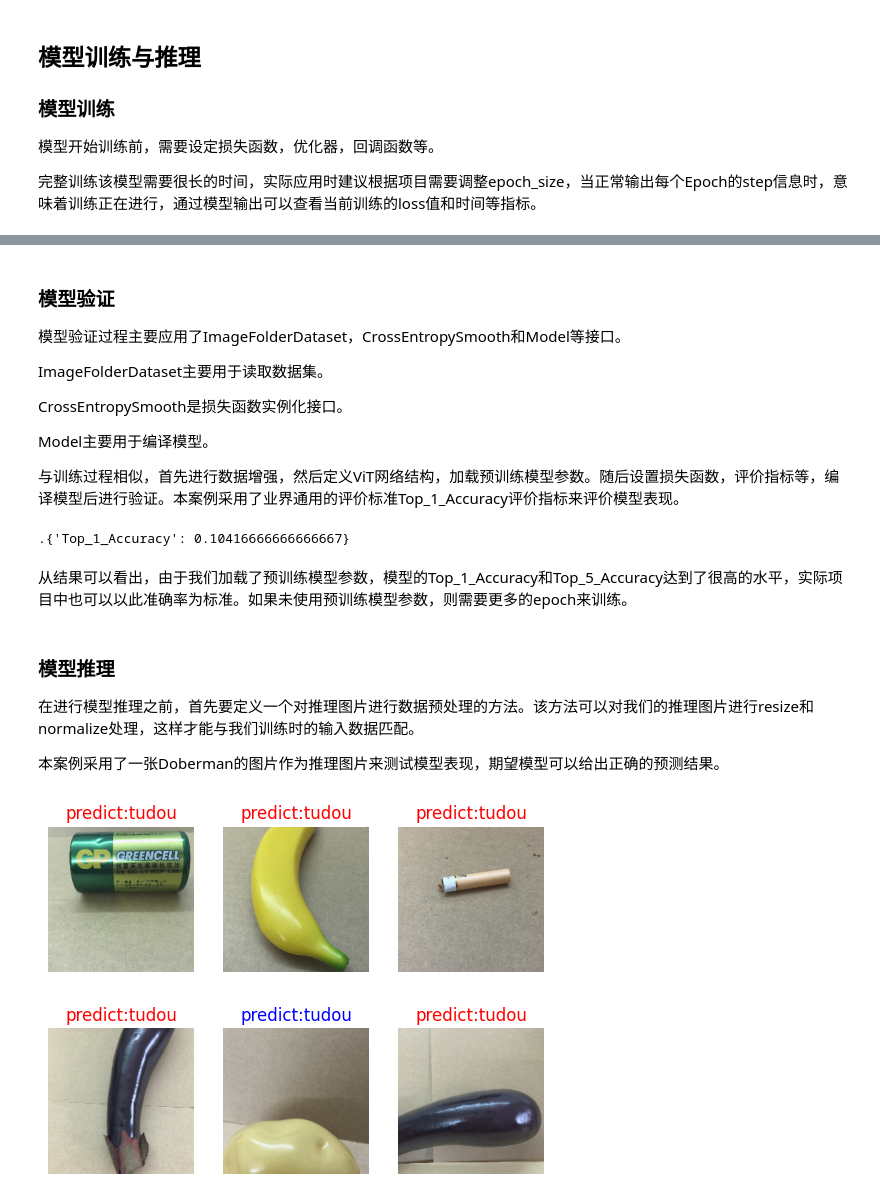
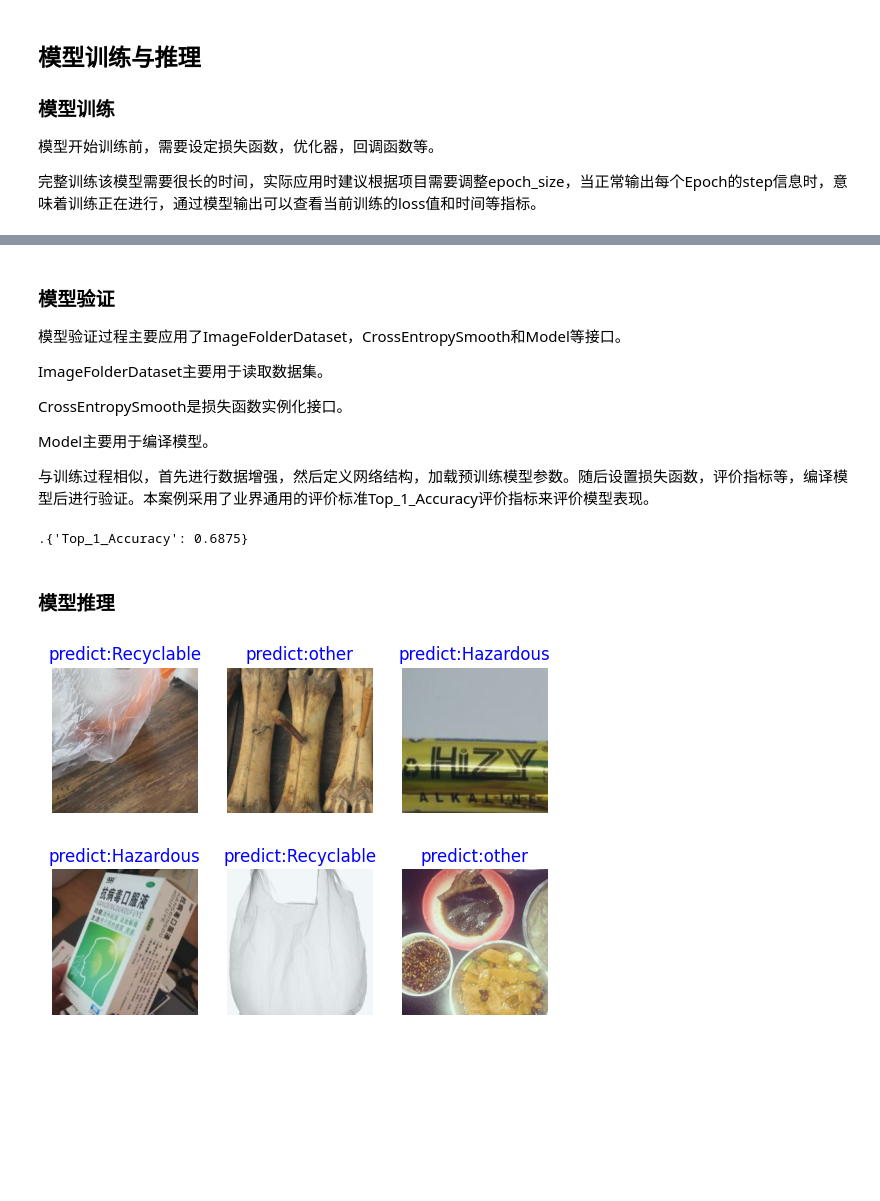
Before and after one commit to opensourcedot/xihe-cases, a Jupyter notebook: dev/ascend/snt9/2_5/Inceptionv2实现垃圾分类识别.ipynb, the cells around one changed output, grey strips where cells are left out. Drawn from its saved outputs; the diff is of its cells as text; code cells hidden in the pictures; blank space fills up the shorter version.

```diff
--- a/dev/ascend/snt9/2_5/Inceptionv2实现垃圾分类识别.ipynb
+++ b/dev/ascend/snt9/2_5/Inceptionv2实现垃圾分类识别.ipynb
@@ -308,7 +309,7 @@ from mindspore.train import LossMonitor, TimeMonitor, CheckpointConfig, ModelChe
 from mindspore import train
 from mindspore import ops
 # define super parameter
-epoch_size = 20
+epoch_size = 50
 momentum = 0.9
 resize = 224
 step_size = dataset_train.get_dataset_size()
@@ -364,6 +365,6 @@ else:
 # train model
 model.train(epoch_size,
             dataset_train,
-            callbacks=[ckpt_callback, LossMonitor(125), TimeMonitor(125)],
+            callbacks=[ckpt_callback, LossMonitor(500), TimeMonitor(500)],
             dataset_sink_mode=False,)
 # %% [output]
@@ -395,7 +396,7 @@ CrossEntropySmooth是损失函数实例化接口。
 
 Model主要用于编译模型。
 
-与训练过程相似，首先进行数据增强，然后定义ViT网络结构，加载预训练模型参数。随后设置损失函数，评价指标等，编译模型后进行验证。本案例采用了业界通用的评价标准Top_1_Accuracy评价指标来评价模型表现。
+与训练过程相似，首先进行数据增强，然后定义网络结构，加载预训练模型参数。随后设置损失函数，评价指标等，编译模型后进行验证。本案例采用了业界通用的评价标准Top_1_Accuracy评价指标来评价模型表现。
 # %%
 dataset_val = ImageFolderDataset(os.path.join(data_path, "val"), shuffle=True)
 
@@ -428,43 +429,36 @@ else:
 result = model.eval(dataset_val)
 print(result)
 # %% [output]
-.{'Top_1_Accuracy': 0.10416666666666667}
+.{'Top_1_Accuracy': 0.6875}
-# %% [markdown]
-从结果可以看出，由于我们加载了预训练模型参数，模型的Top_1_Accuracy和Top_5_Accuracy达到了很高的水平，实际项目中也可以以此准确率为标准。如果未使用预训练模型参数，则需要更多的epoch来训练。
-# %% [markdown]
-### 模型推理
-
-在进行模型推理之前，首先要定义一个对推理图片进行数据预处理的方法。该方法可以对我们的推理图片进行resize和normalize处理，这样才能与我们训练时的输入数据匹配。
-
-本案例采用了一张Doberman的图片作为推理图片来测试模型表现，期望模型可以给出正确的预测结果。
+# %% [markdown]
+### 模型推理
 # %%
 import matplotlib.pyplot as plt
 import numpy as np
 data = next(dataset_val.create_dict_iterator())
 images = data["image"]
 labels = data["label"]
 output = network(data['image'])
 pred = np.argmax(output.asnumpy(), axis=1)
 
 # 图像分类
-classes = ["dianchi", "lajiao", "pingguo", "qiezi", "taoci", "tudou",
-           "xiangjiao", "yandi", "yilaguan", "yinliaoping"]
+classes = ["Hazardous", "kitchen", "other", "Recyclable"]
 
 # 显示图像及图像的预测值
 plt.figure()
 for i in range(6):
     plt.subplot(2, 3, i + 1)
     # 若预测正确，显示为蓝色；若预测错误，显示为红色
     color = 'blue' if pred[i] == labels.asnumpy()[i] else 'red'
     plt.title('predict:{}'.format(classes[pred[i]]), color=color)
     picture_show = np.transpose(images.asnumpy()[i], (1, 2, 0))
     mean = np.array([0.4914, 0.4822, 0.4465])
     std = np.array([0.2023, 0.1994, 0.2010])
     picture_show = std * picture_show + mean
     picture_show = np.clip(picture_show, 0, 1)
     plt.imshow(picture_show)
     plt.axis('off')
 
 plt.show()
 # %% [output]
-[figure, old version]
+[figure, new version]
```
Also changed, not shown: parts of 4 cells of this notebook.
